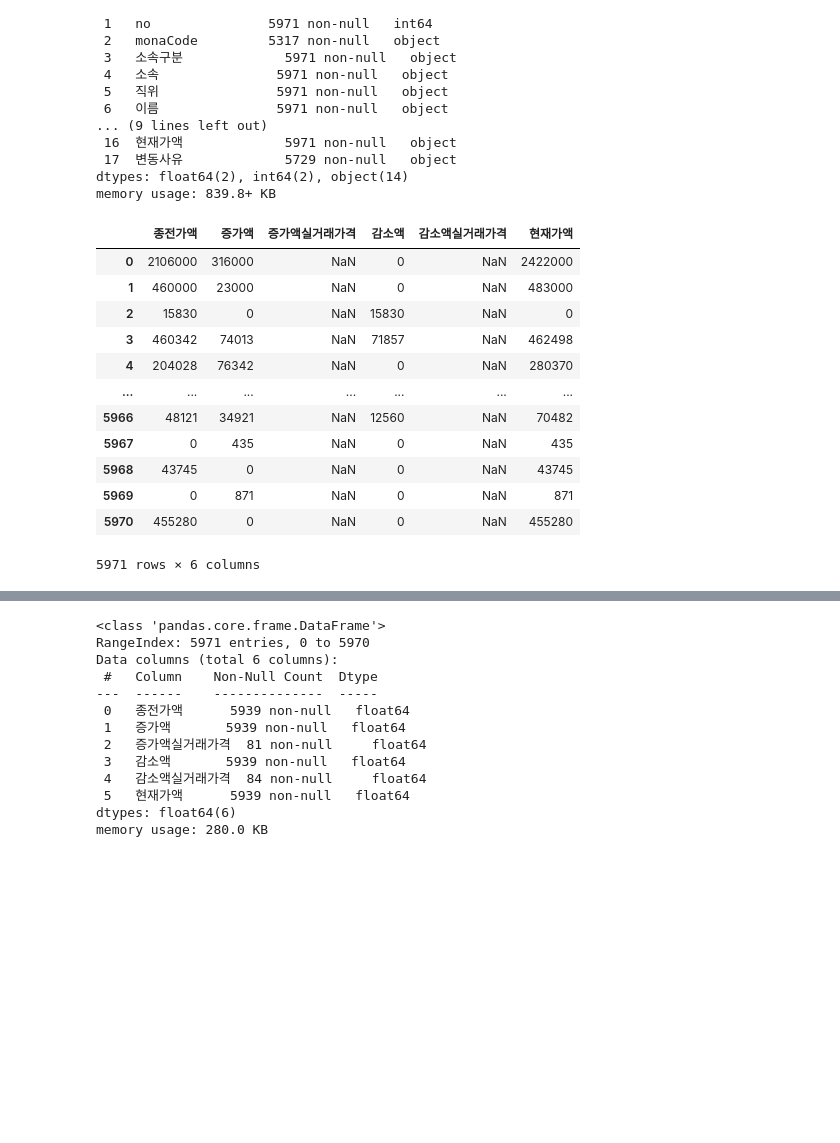
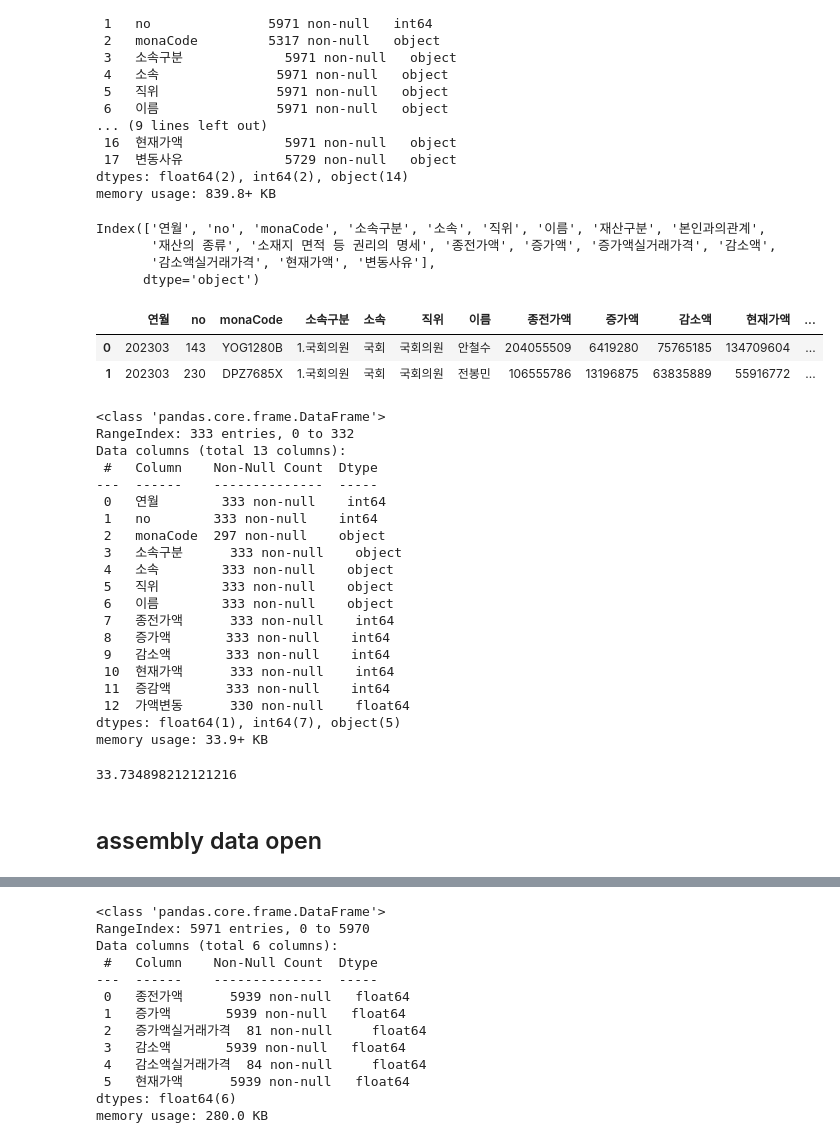
Before and after one commit to wordnbeing/sessac_visualproject, a Jupyter notebook: ss_prj_01.ipynb, the cells around one changed output, grey strips where cells are left out. Saved outputs shown, nothing was run; the diff lists cells and outputs as text; code cells hidden in the pictures; blank space fills up the shorter version.

```diff
--- a/ss_prj_01.ipynb
+++ b/ss_prj_01.ipynb
@@ -9,3 +38,4 @@ import numpy as np
 # %%
- t1 = pd.read_excel("202303_001.xlsx")
+asset_detail = pd.read_excel("202303_001.xlsx", sheet_name='상세재산')
+asset_total = pd.read_excel("202303_001.xlsx", sheet_name='총계_명단')
 # %%
@@ -39,19 +68,16 @@ Data columns (total 18 columns):
  17  변동사유             5729 non-null   object
 dtypes: float64(2), int64(2), object(14)
 memory usage: 839.8+ KB
+# %%
+asset_detail.columns
+# %% [output]
+Index(['연월', 'no', 'monaCode', '소속구분', '소속', '직위', '이름', '재산구분', '본인과의관계',
+       '재산의 종류', '소재지 면적 등 권리의 명세', '종전가액', '증가액', '증가액실거래가격', '감소액',
+       '감소액실거래가격', '현재가액', '변동사유'],
+      dtype='object')
 # %%
-t1[['종전가액','증가액','증가액실거래가격','감소액','감소액실거래가격','현재가액']]
+asset_total.head(2)
 # %% [output]
-|  | 종전가액 | 증가액 | 증가액실거래가격 | 감소액 | 감소액실거래가격 | 현재가액 |
-| 0 | 2106000 | 316000 | NaN | 0 | NaN | 2422000 |
-| 1 | 460000 | 23000 | NaN | 0 | NaN | 483000 |
-| 2 | 15830 | 0 | NaN | 15830 | NaN | 0 |
-| 3 | 460342 | 74013 | NaN | 71857 | NaN | 462498 |
-| 4 | 204028 | 76342 | NaN | 0 | NaN | 280370 |
-| ... | ... | ... | ... | ... | ... | ... |
-| 5966 | 48121 | 34921 | NaN | 12560 | NaN | 70482 |
-| 5967 | 0 | 435 | NaN | 0 | NaN | 435 |
-| 5968 | 43745 | 0 | NaN | 0 | NaN | 43745 |
-| 5969 | 0 | 871 | NaN | 0 | NaN | 871 |
-| 5970 | 455280 | 0 | NaN | 0 | NaN | 455280 |
+|  | 연월 | no | monaCode | 소속구분 | 소속 | 직위 | 이름 | 종전가액 | 증가액 | 감소액 | 현재가액 | ... |
+| 0 | 202303 | 143 | YOG1280B | 1.국회의원 | 국회 | 국회의원 | 안철수 | 204055509 | 6419280 | 75765185 | 134709604 | ... |
+| 1 | 202303 | 230 | DPZ7685X | 1.국회의원 | 국회 | 국회의원 | 전봉민 | 106555786 | 13196875 | 63835889 | 55916772 | ... |
-5971 rows × 6 columns
@@ -65,0 +84,29 @@ t1[['종전가액','증가액','증가액실거래가격','감소액','감소액
+# %%
+asset_total.info()
+# %% [output]
+<class 'pandas.core.frame.DataFrame'>
+RangeIndex: 333 entries, 0 to 332
+Data columns (total 13 columns):
+ #   Column    Non-Null Count  Dtype
+---  ------    --------------  -----
+ 0   연월        333 non-null    int64
+ 1   no        333 non-null    int64
+ 2   monaCode  297 non-null    object
+ 3   소속구분      333 non-null    object
+ 4   소속        333 non-null    object
+ 5   직위        333 non-null    object
+ 6   이름        333 non-null    object
+ 7   종전가액      333 non-null    int64
+ 8   증가액       333 non-null    int64
+ 9   감소액       333 non-null    int64
+ 10  현재가액      333 non-null    int64
+ 11  증감액       333 non-null    int64
+ 12  가액변동      330 non-null    float64
+dtypes: float64(1), int64(7), object(5)
+memory usage: 33.9+ KB
+# %%
+(asset_total[asset_total['현재가액']>0]['현재가액'].sum()/100000)/330
+# %% [output]
+33.734898212121216
+# %% [markdown]
+## assembly data open
```
Also changed, not shown: parts of 55 cells of this notebook, 3 other files.
